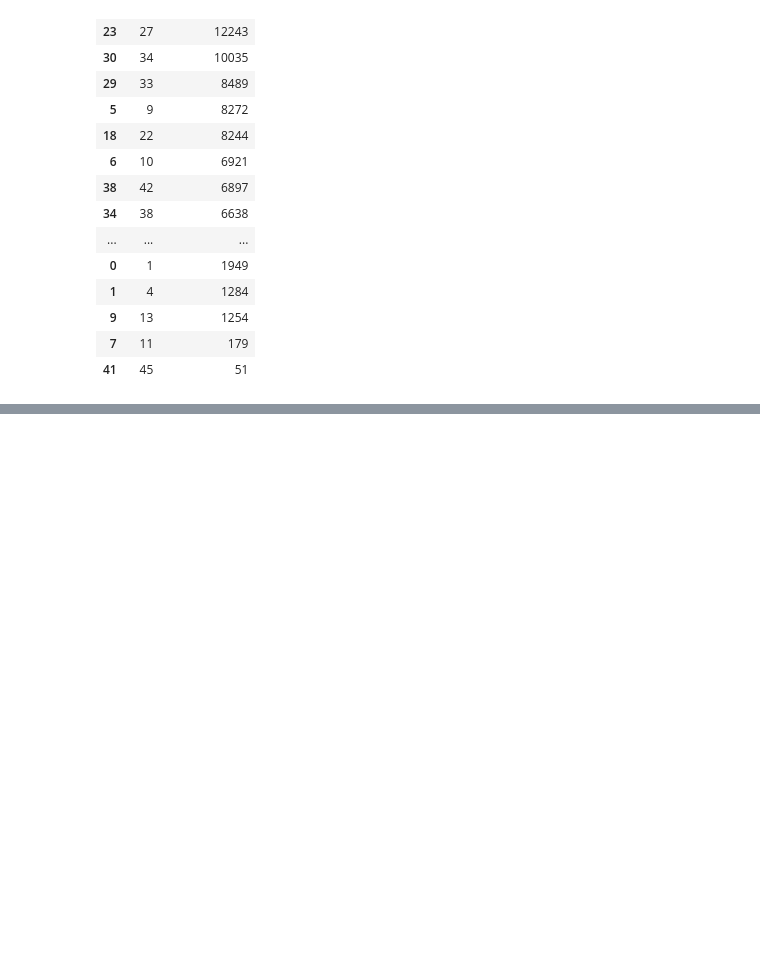
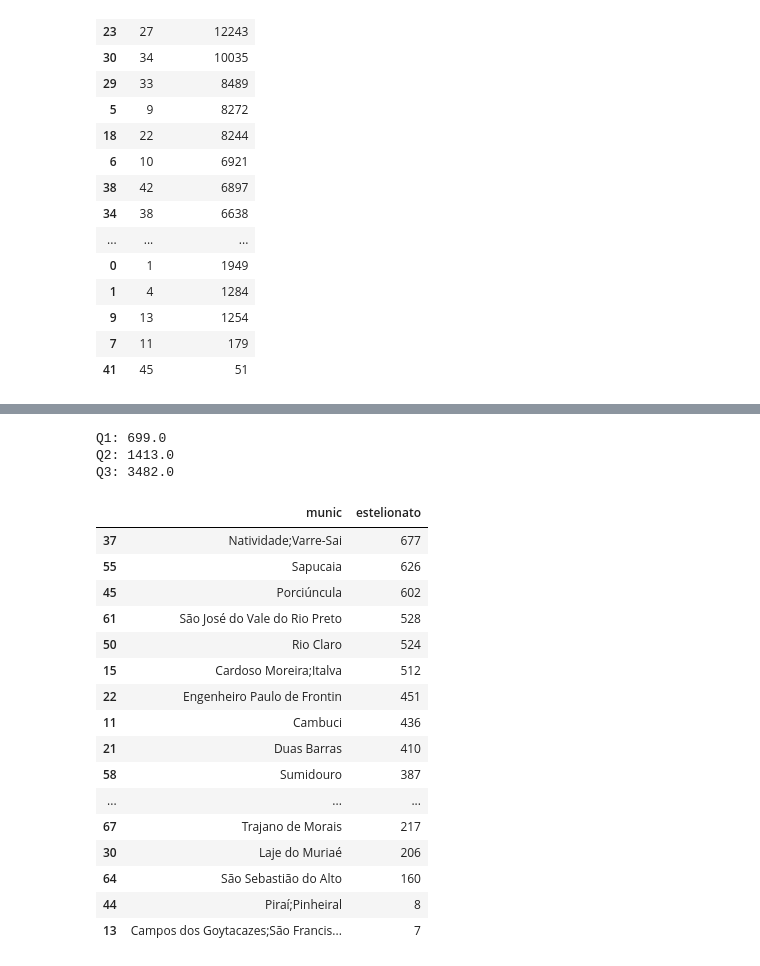
Before and after one commit to ghenriqueh/UC2_senac_projeto_dados, a Jupyter notebook: isp.ipynb, the cells around one changed output, grey strips where cells are left out. Saved outputs shown, nothing was run; the diff lists cells and outputs as text; code cells hidden in the pictures; blank space fills up the shorter version.

```diff
--- a/isp.ipynb
+++ b/isp.ipynb
@@ -190,0 +321,4 @@ df_furto_veiculos_cisp_capital.tail(10)
+# %%
+df_interior = df[df['regiao'] == 'Interior']
+df_estelionato_interior= df_interior.groupby('munic')['estelionato'].sum().reset_index()
+df_estelionato_interior
@@ -190,0 +339,3 @@ df_furto_veiculos_cisp_capital.tail(10)
+# %%
+array_estelionato_interior= np.array(df_estelionato_interior['estelionato'])
+array_estelionato_interior
@@ -190,0 +351,32 @@ df_furto_veiculos_cisp_capital.tail(10)
+# %%
+q1 = np.percentile(array_estelionato_interior, 25)
+q2 = np.percentile(array_estelionato_interior, 50)
+q3 = np.percentile(array_estelionato_interior, 75)
+print('Q1:', q1)
+print('Q2:', q2)
+print('Q3:', q3)
+# %% [output]
+Q1: 699.0
+Q2: 1413.0
+Q3: 3482.0
+# %%
+top25_estelionato=df_estelionato_interior.loc[df_estelionato_interior['estelionato']<q1]
+top25_estelionato.sort_values(by='estelionato', ascending=False)
+# %% [output]
+|  | munic | estelionato |
+| 37 | Natividade;Varre-Sai | 677 |
+| 55 | Sapucaia | 626 |
+| 45 | Porciúncula | 602 |
+| 61 | São José do Vale do Rio Preto | 528 |
+| 50 | Rio Claro | 524 |
+| 15 | Cardoso Moreira;Italva | 512 |
+| 22 | Engenheiro Paulo de Frontin | 451 |
+| 11 | Cambuci | 436 |
+| 21 | Duas Barras | 410 |
+| 58 | Sumidouro | 387 |
+| ... | ... | ... |
+| 67 | Trajano de Morais | 217 |
+| 30 | Laje do Muriaé | 206 |
+| 64 | São Sebastião do Alto | 160 |
+| 44 | Piraí;Pinheiral | 8 |
+| 13 | Campos dos Goytacazes;São Francis... | 7 |
```
Also changed, not shown: parts of 17 cells of this notebook.
